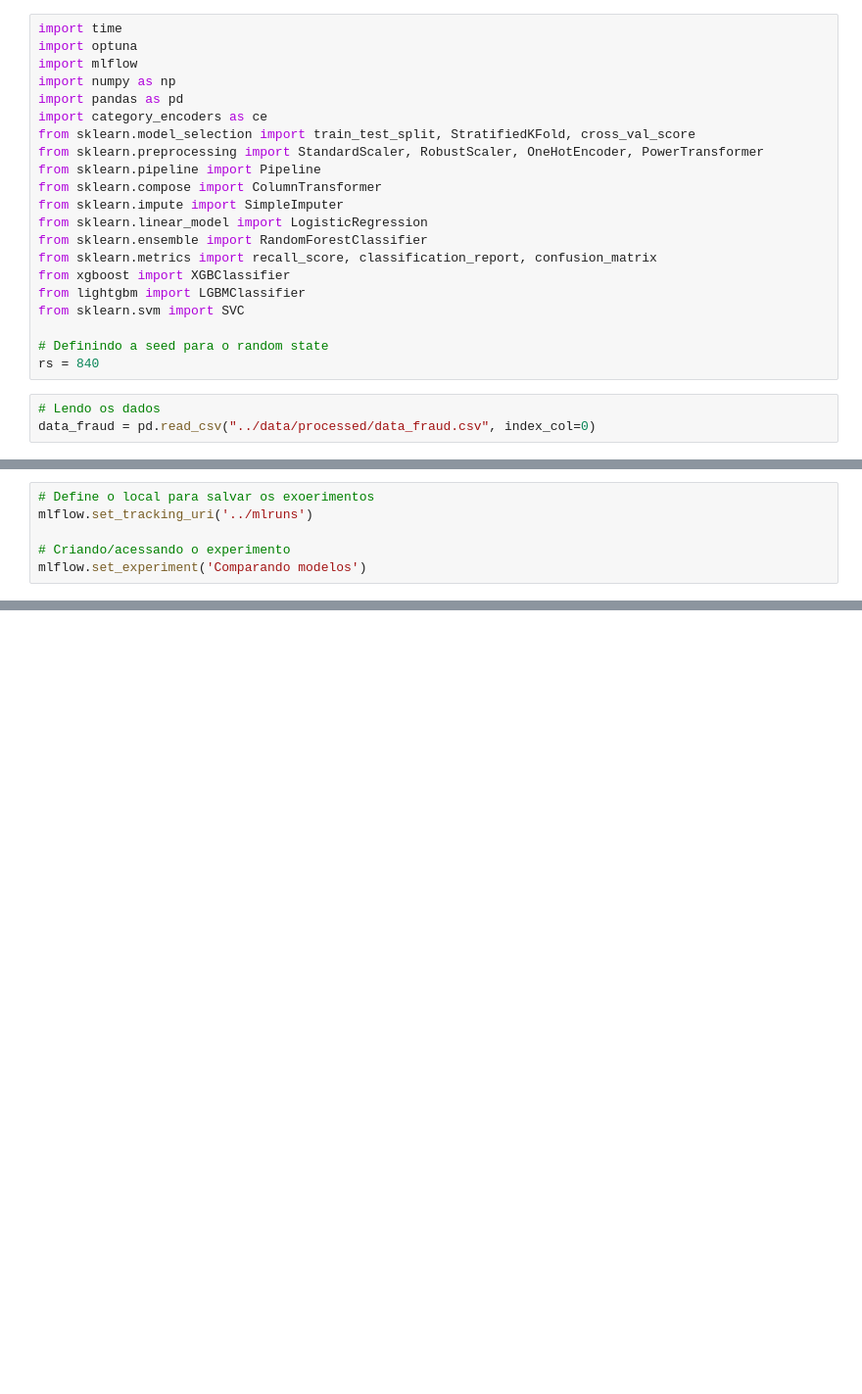
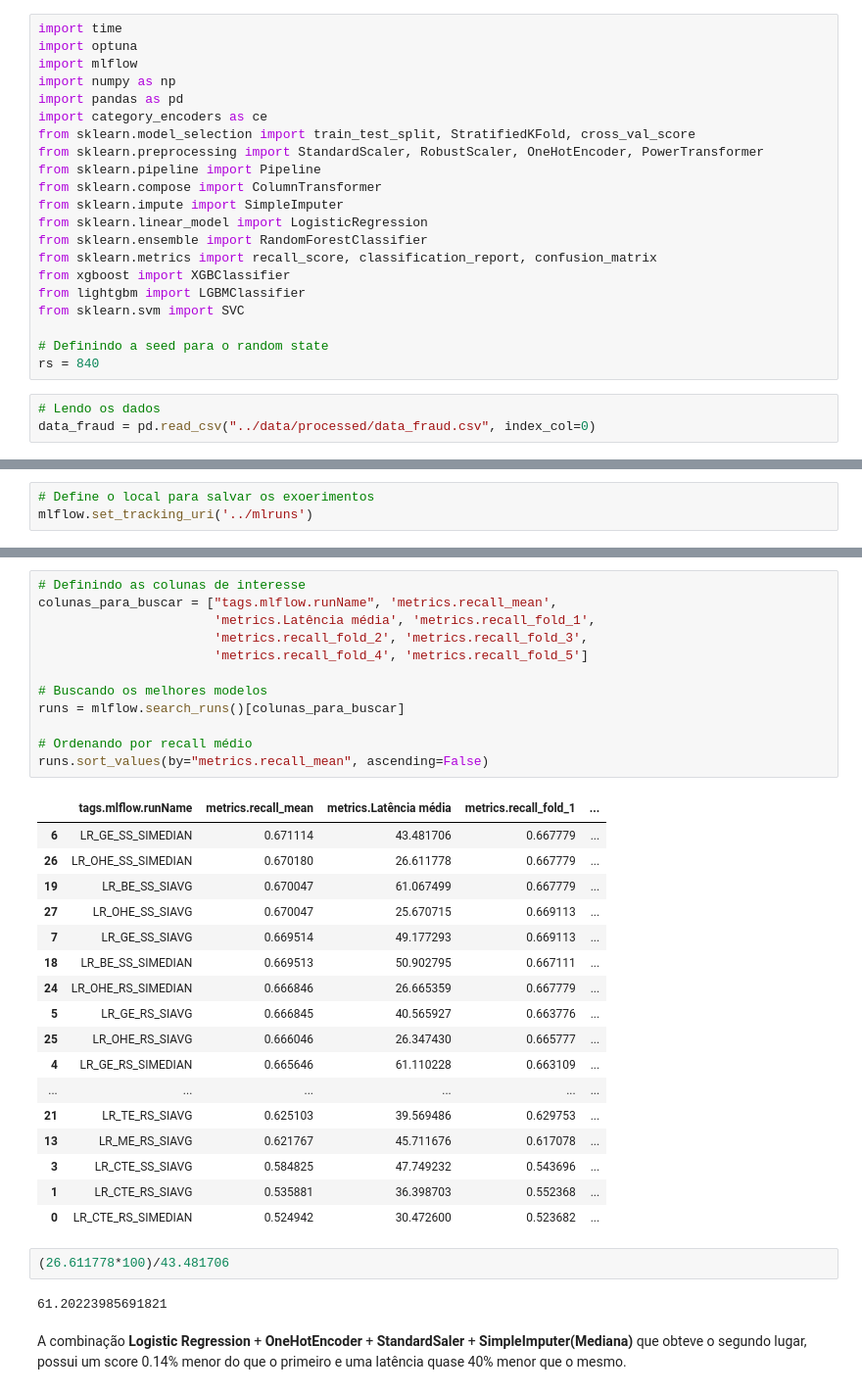
Before and after one commit to dnsrsdata/preditor_fraude, a Jupyter notebook: notebooks/model_experimentation.ipynb, the cells around one changed output, grey strips where cells are left out. Shown at 98% size. Drawn from its saved outputs; the diff is of its cells as text; blank space fills up the shorter version.

Commit message:
Finalizando os experimentos

```diff
--- a/notebooks/model_experimentation.ipynb
+++ b/notebooks/model_experimentation.ipynb
@@ -54,6 +58,3 @@ e um encoder para as categóricas.
 # %%
 # Define o local para salvar os exoerimentos
 mlflow.set_tracking_uri('../mlruns')
-
-# Criando/acessando o experimento
-mlflow.set_experiment('Comparando modelos')
@@ -225,0 +444,36 @@ KeyboardInterrupt:
+# %%
+# Definindo as colunas de interesse
+colunas_para_buscar = ["tags.mlflow.runName", 'metrics.recall_mean',
+                       'metrics.Latência média', 'metrics.recall_fold_1',
+                       'metrics.recall_fold_2', 'metrics.recall_fold_3',
+                       'metrics.recall_fold_4', 'metrics.recall_fold_5']
+
+# Buscando os melhores modelos
+runs = mlflow.search_runs()[colunas_para_buscar]
+
+# Ordenando por recall médio
+runs.sort_values(by="metrics.recall_mean", ascending=False)
+# %% [output]
+|  | tags.mlflow.runName | metrics.recall_mean | metrics.Latência média | metrics.recall_fold_1 | ... |
+| 6 | LR_GE_SS_SIMEDIAN | 0.671114 | 43.481706 | 0.667779 | ... |
+| 26 | LR_OHE_SS_SIMEDIAN | 0.670180 | 26.611778 | 0.667779 | ... |
+| 19 | LR_BE_SS_SIAVG | 0.670047 | 61.067499 | 0.667779 | ... |
+| 27 | LR_OHE_SS_SIAVG | 0.670047 | 25.670715 | 0.669113 | ... |
+| 7 | LR_GE_SS_SIAVG | 0.669514 | 49.177293 | 0.669113 | ... |
+| 18 | LR_BE_SS_SIMEDIAN | 0.669513 | 50.902795 | 0.667111 | ... |
+| 24 | LR_OHE_RS_SIMEDIAN | 0.666846 | 26.665359 | 0.667779 | ... |
+| 5 | LR_GE_RS_SIAVG | 0.666845 | 40.565927 | 0.663776 | ... |
+| 25 | LR_OHE_RS_SIAVG | 0.666046 | 26.347430 | 0.665777 | ... |
+| 4 | LR_GE_RS_SIMEDIAN | 0.665646 | 61.110228 | 0.663109 | ... |
+| ... | ... | ... | ... | ... | ... |
+| 21 | LR_TE_RS_SIAVG | 0.625103 | 39.569486 | 0.629753 | ... |
+| 13 | LR_ME_RS_SIAVG | 0.621767 | 45.711676 | 0.617078 | ... |
+| 3 | LR_CTE_SS_SIAVG | 0.584825 | 47.749232 | 0.543696 | ... |
+| 1 | LR_CTE_RS_SIAVG | 0.535881 | 36.398703 | 0.552368 | ... |
+| 0 | LR_CTE_RS_SIMEDIAN | 0.524942 | 30.472600 | 0.523682 | ... |
+# %%
+(26.611778*100)/43.481706
+# %% [output]
+61.20223985691821
+# %% [markdown]
+A combinação **Logistic Regression** + **OneHotEncoder** + **StandardSaler** + **SimpleImputer(Mediana)** que obteve o segundo lugar, possui um score 0.14% menor do que o primeiro e uma latência quase 40% menor que o mesmo.
```
Also changed, not shown: parts of 11 cells of this notebook.
